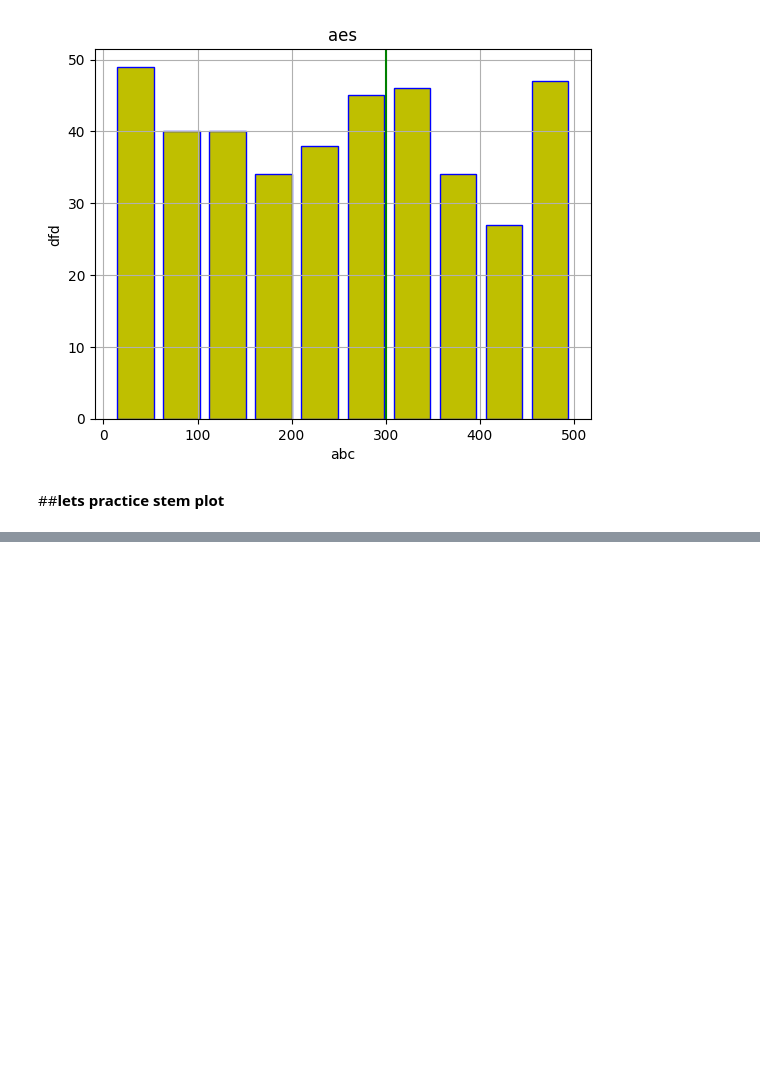
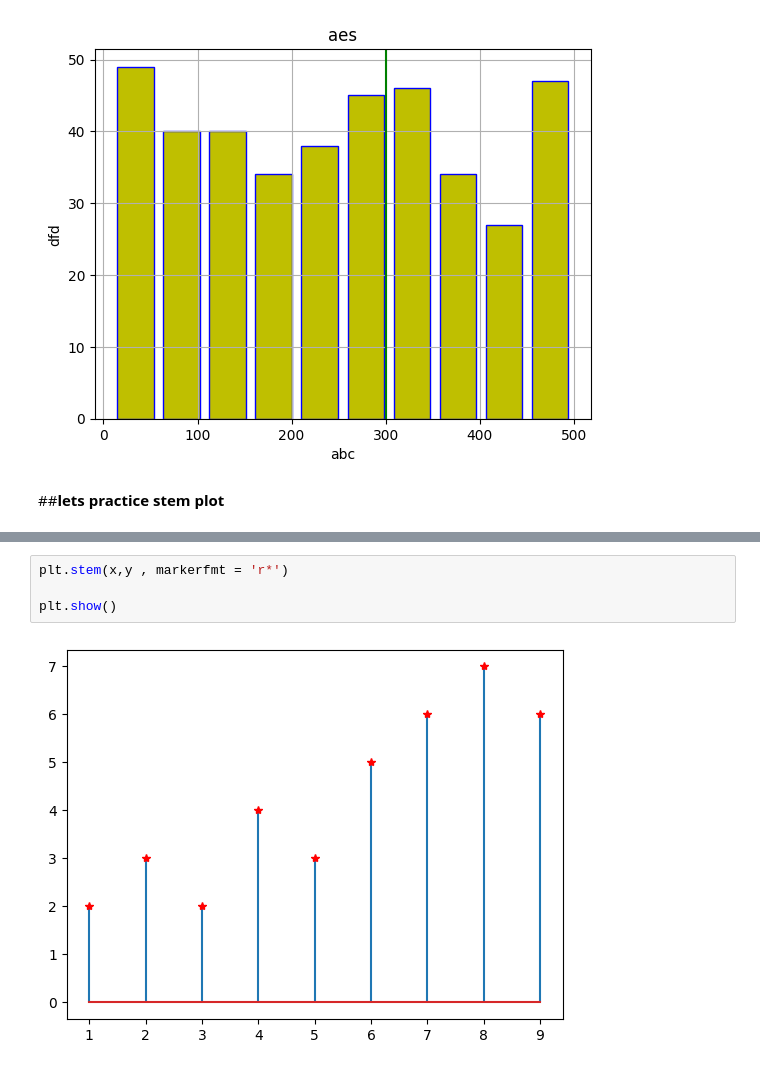
Before and after one commit to dil150898/Hotel_booking_anylisys, a Jupyter notebook: Hotel_Booking_Analysis_Capstone_Project.ipynb, the cells around one changed output, grey strips where cells are left out. Cells and saved outputs as stored; diff of their text form; blank space fills up the shorter version.

```diff
--- a/Hotel_Booking_Analysis_Capstone_Project.ipynb
+++ b/Hotel_Booking_Analysis_Capstone_Project.ipynb
@@ -635,0 +644,6 @@ plt.show()
+# %%
+plt.stem(x,y , markerfmt = 'r*')
+
+plt.show()
+# %% [output]
+[figure, added]
```
Also changed, not shown: parts of 6 cells of this notebook.
